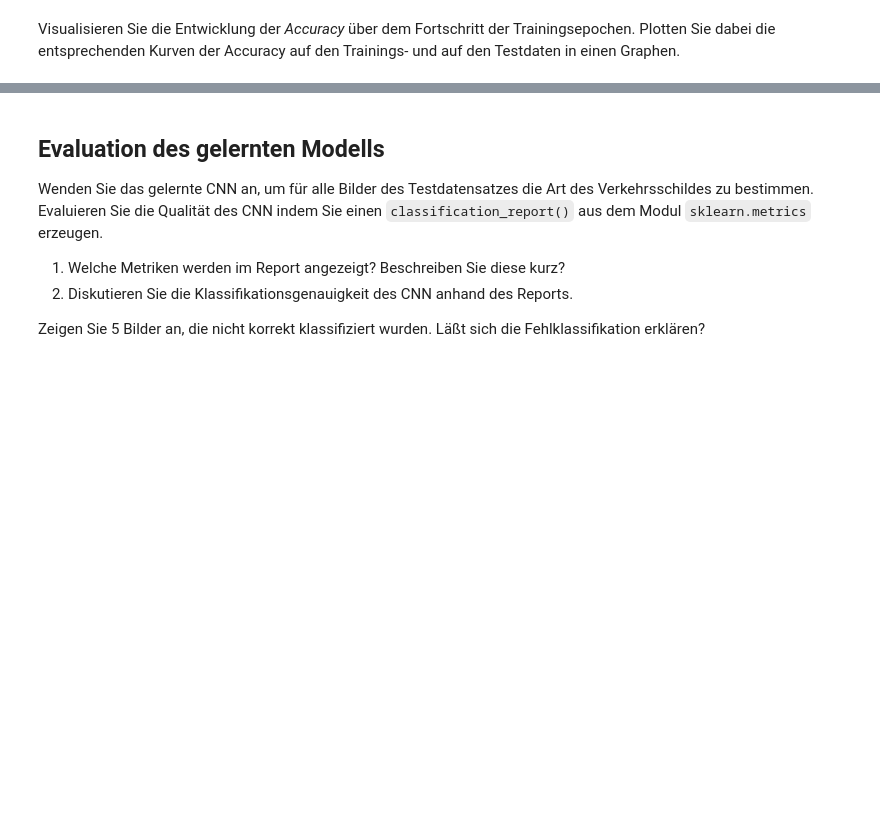
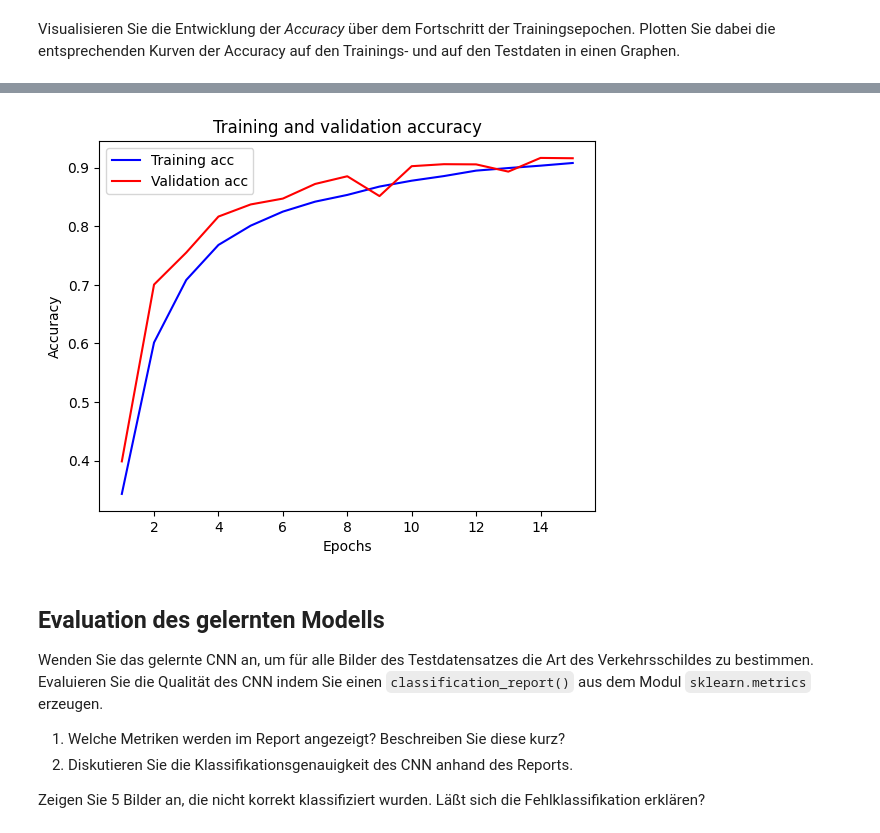
Before and after one commit to Branchverse/datamininglecture, a Jupyter notebook: 6_traffic_sign_recognition/TrafficSignClassification.ipynb, the cells around one changed output, grey strips where cells are left out. Cells and saved outputs as stored; diff of their text form; code cells hidden in the pictures; blank space fills up the shorter version.

```diff
--- a/6_traffic_sign_recognition/TrafficSignClassification.ipynb
+++ b/6_traffic_sign_recognition/TrafficSignClassification.ipynb
@@ -209,12 +209,14 @@ test_fig.show()
 train_fig.show()
 # %%
 #3
+trainY = np.array(trainY)
+print(trainY)
 encoder = OneHotEncoder()
-train_one_hot = encoder.fit_transform(np.array(trainY).reshape(-1, 1))
-test_one_hot = encoder.fit_transform(np.array(testY).reshape(-1, 1))
-print(train_one_hot.shape)
-print(train_one_hot[0].shape)
+trainYHot = encoder.fit_transform(np.array(trainY).reshape(-1, 1)).toarray()
+testYHot = encoder.fit_transform(np.array(testY).reshape(-1, 1)).toarray()
+print(trainYHot.shape)
+print(testYHot[0].shape)
 
-display(train_one_hot[0])
-display(test_one_hot[0])
+print(trainYHot[0])
+print(testYHot[0])
 # %% [output]
@@ -292,6 +295,6 @@ Für das Training soll der `Adam`-Algorithmus aus dem Modul `tensorflow.keras.op
 
 In den folgenden zwei Codezellen, werden die Trainingsparameter konfiguriert:
 # %%
-model = generateCNN(train_one_hot.shape[1])
+model = generateCNN(trainYHot.shape[1])
 model.summary()
 # %% [output]
@@ -373,8 +382,8 @@ print(np.array(trainX)[0].shape)
 # compile the model and train the network
 print("[INFO] training network...")
 H = model.fit_generator(
-    aug.flow(np.array(trainX), np.array(trainY), batch_size=BS),
-    validation_data=(np.array(testX), np.array(testY)),
+    aug.flow(np.array(trainX), trainYHot, batch_size=BS),
+    validation_data=(np.array(testX), testYHot),
     steps_per_epoch=np.array(trainX).shape[0] // BS,
     epochs=NUM_EPOCHS,
     class_weight=classWeight,
@@ -392,3 +431,24 @@ Visualisieren Sie die Entwicklung der *Accuracy* über dem Fortschritt der Train
+# %%
+import matplotlib.pyplot as plt
+
+# Get the training and validation accuracy values
+acc = H.history['accuracy']
+val_acc = H.history['val_accuracy']
+
+# Get the number of epochs
+epochs = range(1, len(acc) + 1)
+
+# Plot the training and validation accuracy values
+plt.plot(epochs, acc, 'b', label='Training acc')
+plt.plot(epochs, val_acc, 'r', label='Validation acc')
+plt.title('Training and validation accuracy')
+plt.xlabel('Epochs')
+plt.ylabel('Accuracy')
+plt.legend()
+
+plt.show()
+# %% [output]
+[figure, added]
 # %% [markdown]
 ## Evaluation des gelernten Modells
 
```
Also changed, not shown: parts of 10 cells of this notebook.
